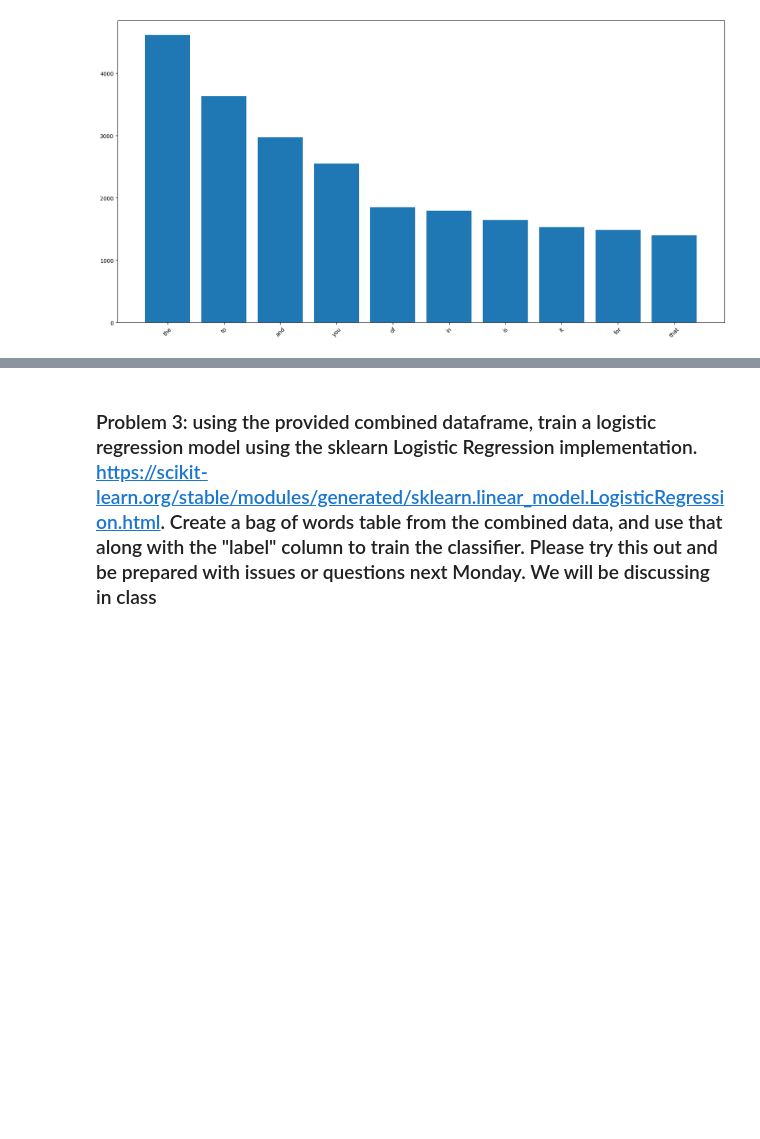
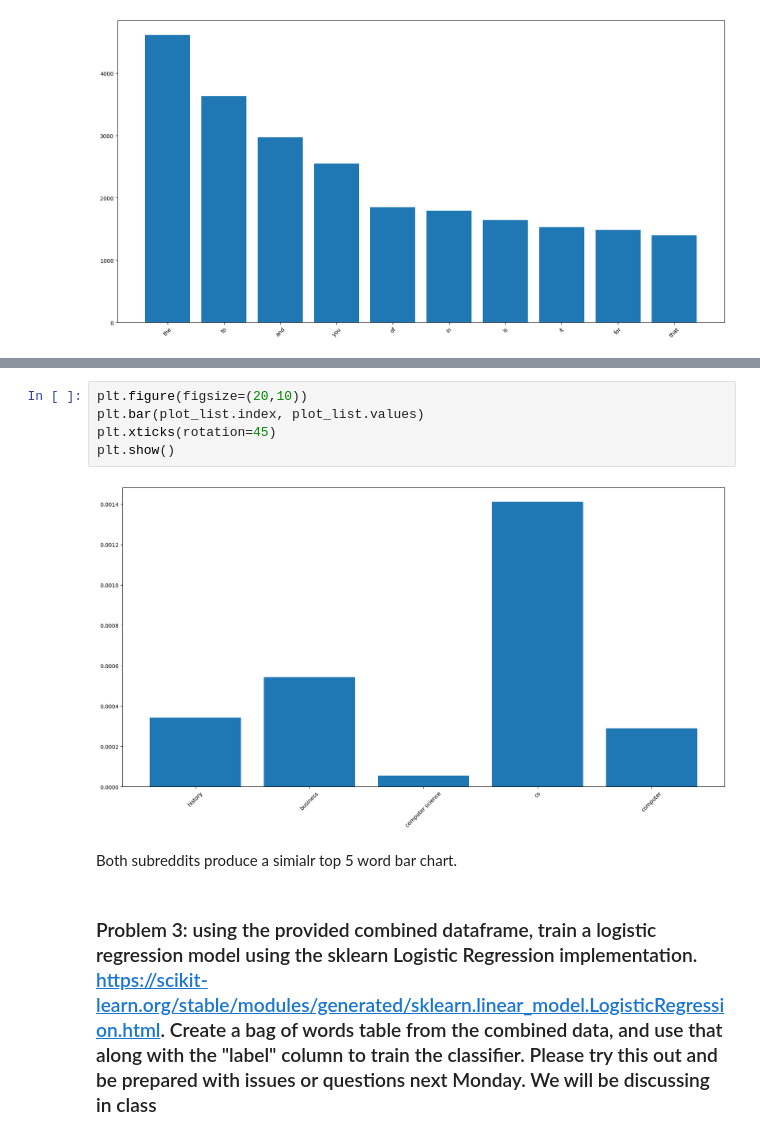
Before and after one commit to saysay2/project1-counting-words, a Jupyter notebook: project1.ipynb, the cells around one changed output, grey strips where cells are left out. Drawn from its saved outputs; the diff is of its cells as text; blank space fills up the shorter version.

```diff
--- a/project1.ipynb
+++ b/project1.ipynb
@@ -382,3 +438,12 @@ plt.show()
+# %%
+plt.figure(figsize=(20,10))
+plt.bar(plot_list.index, plot_list.values)
+plt.xticks(rotation=45)
+plt.show()
+# %% [output]
+[figure, added]
+# %% [markdown]
+Both subreddits produce a simialr top 5 word bar chart.
 # %% [markdown]
 ### Problem 3: using the provided combined dataframe, train a logistic regression model using the sklearn Logistic Regression implementation. https://scikit-learn.org/stable/modules/generated/sklearn.linear_model.LogisticRegression.html. Create a bag of words table from the combined data, and use that along with the "label" column to train the classifier. Please try this out and be prepared with issues or questions next Monday. We will be discussing in class
 # %%
```
Also changed, not shown: parts of 8 cells of this notebook.
